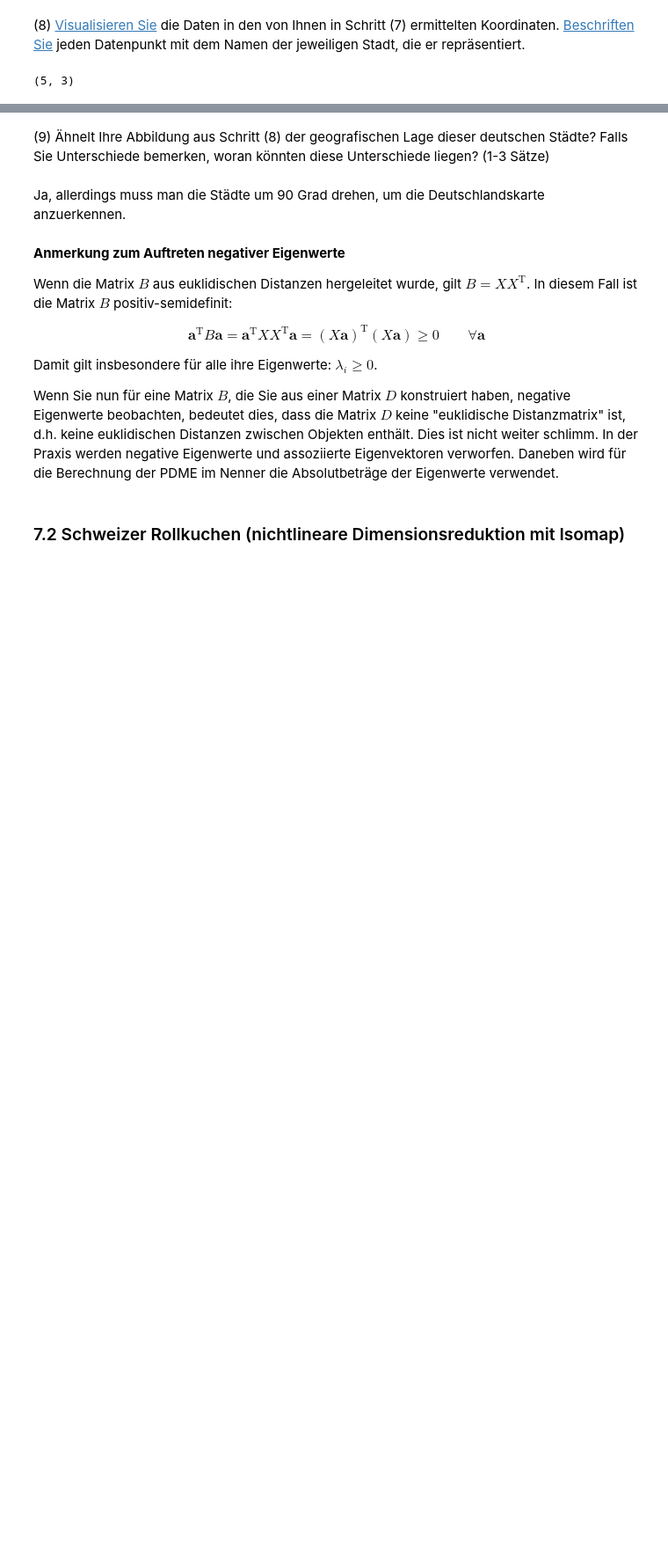
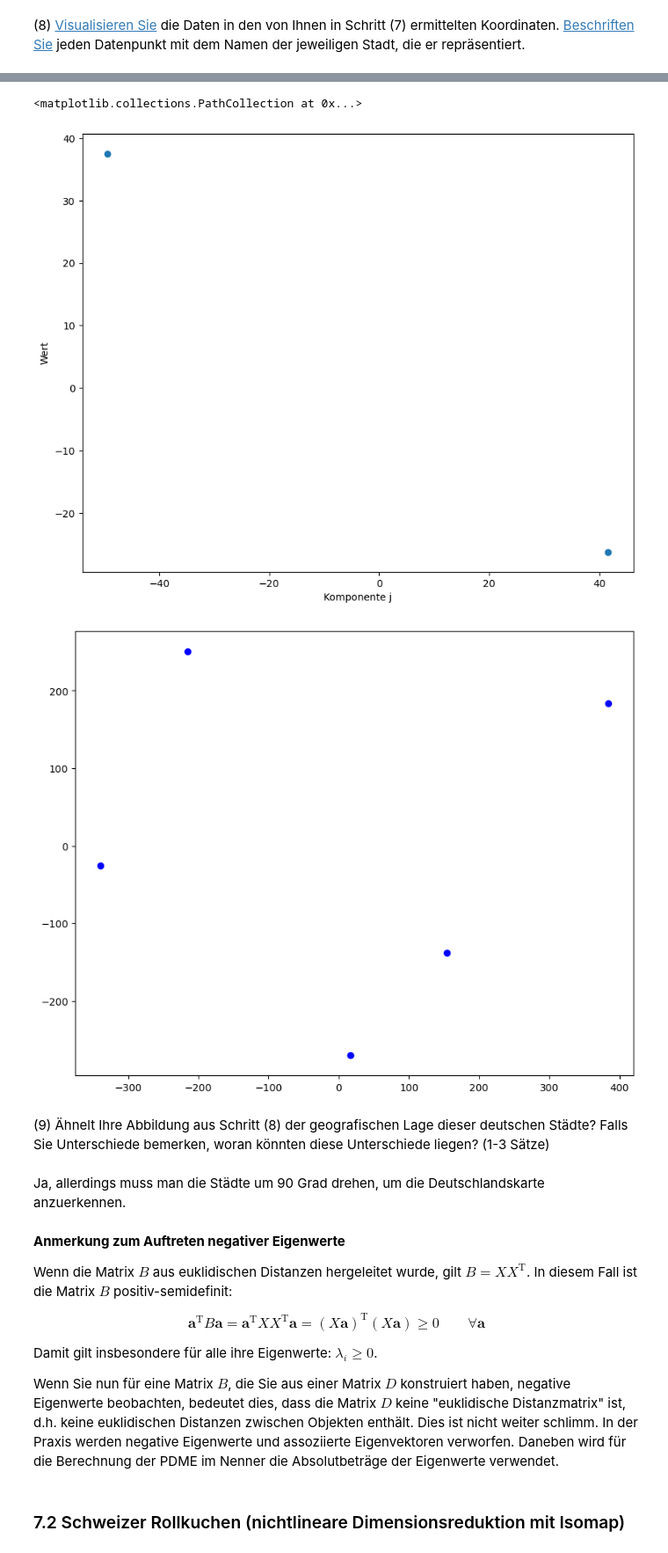
Before and after one commit to cortex359/ds.ss24, a Jupyter notebook: marine_ub_07/Uebung-7.ipynb, the cells around one changed output, grey strips where cells are left out. Shown at 88% size. Cells and saved outputs as stored; diff of their text form; code cells hidden in the pictures; blank space fills up the shorter version.

```diff
--- a/marine_ub_07/Uebung-7.ipynb
+++ b/marine_ub_07/Uebung-7.ipynb
@@ -91,3 +105,14 @@ plt.show()
 (6) Eliminierung negativer Eigenwerte:
 
   * Haben Sie in Schritt 4 negative Eigenwerte beobachtet? Verwerfen Sie diese mitsamt den assoziierten Eigenvektoren. Am Ende der Übung erkläre ich Ihnen, warum Sie negative Eigenwerte beobachten könnten.
+# %%
+
+eigvals_positive = eigvals[0:3]
+
+print("eigvals", eigvals)
+print("eigvals_positive", eigvals_positive)
+
+eigvecs_positive = eigvecs[:, 0:3]
+
+print("eigvecs", eigvecs)
+print("eigvecs_positive", eigvecs_positive)
@@ -112,9 +140,23 @@ array([[  0.20176349, -57.31633308,  -9.17695799],
+# %%
+root_of_diagonal_matrix = np.diag(np.sqrt(eigvals_positive))
+X = np.matmul(eigvecs_positive, root_of_diagonal_matrix)  # Matrix multiplication
 # %% [markdown]
 (8) [Visualisieren Sie](https://matplotlib.org/stable/api/_as_gen/matplotlib.pyplot.scatter.html) die Daten in den von Ihnen in Schritt (7) ermittelten Koordinaten. [Beschriften Sie](https://matplotlib.org/stable/api/_as_gen/matplotlib.pyplot.annotate.html) jeden Datenpunkt mit dem Namen der jeweiligen Stadt, die er repräsentiert.
-# %%
-X.shape
-#plt.scatter(range(5),X)
-#plt.xlabel('Komponente j')
-#plt.ylabel('Wert')
-# %% [output]
-(5, 3)
+# %%
+print(X)
+plt.figure(figsize=(10, 8))
+plt.scatter(X[0],X[1])
+plt.xlabel('Komponente j')
+plt.ylabel('Wert')
+
+
+
+# Cheating to See what it should look like
+from sklearn.manifold import MDS  # Apply classical MDS
+mds = MDS(n_components=2, dissimilarity='precomputed', random_state=42)
+coords = mds.fit_transform(M)
+print(coords)
+# Plotting the results
+plt.figure(figsize=(10, 8))
+plt.scatter(coords[:, 0], coords[:, 1], color='blue')
+# %% [output]
@@ -121,3 +173,6 @@ X.shape
+<matplotlib.collections.PathCollection at 0x...>
+[figure, added]
+[figure, added]
 # %% [markdown]
 (9) Ähnelt Ihre Abbildung aus Schritt (8) der geografischen Lage dieser deutschen Städte? Falls Sie Unterschiede bemerken, woran könnten diese Unterschiede liegen? (1-3 Sätze)
 # %% [markdown]
```
Also changed, not shown: parts of 9 cells of this notebook, 1 other file.
